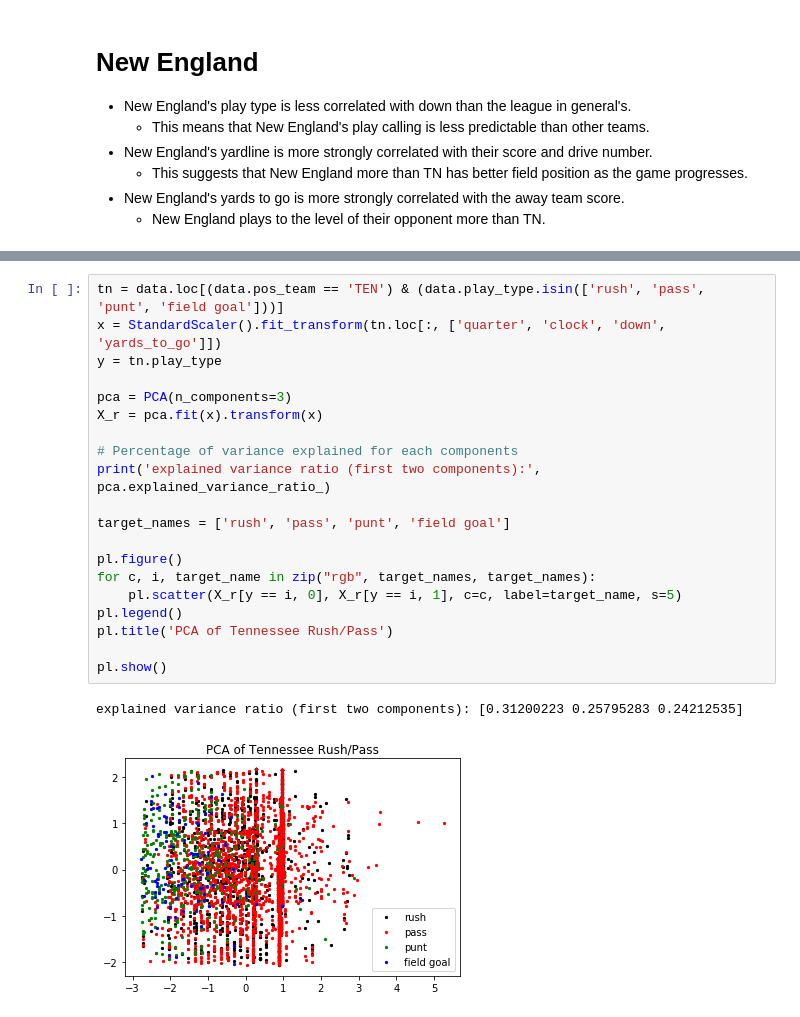
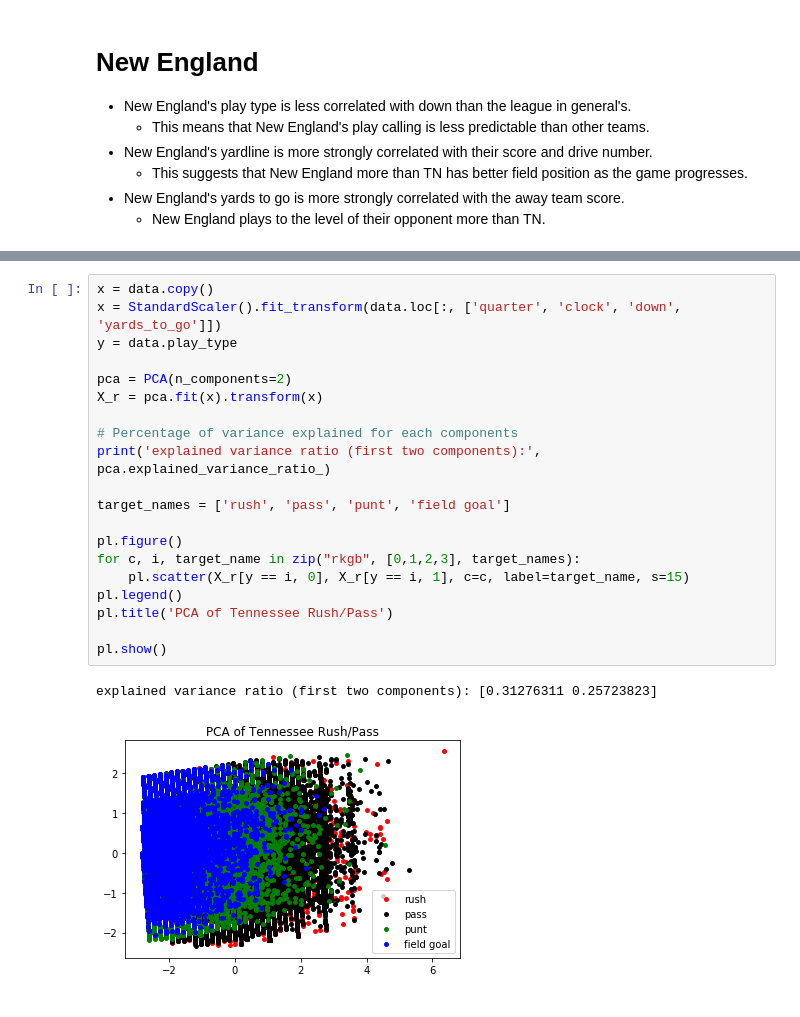
Before and after one commit to nrstott/nfldb_data_exploration, a Jupyter notebook: EDA.ipynb, the cells around one changed output, grey strips where cells are left out. Cells and saved outputs as stored; diff of their text form.

```diff
--- a/EDA.ipynb
+++ b/EDA.ipynb
@@ -120,23 +148,23 @@ display(ne)
 # %%
-tn = data.loc[(data.pos_team == 'TEN') & (data.play_type.isin(['rush', 'pass', 'punt', 'field goal']))]
-x = StandardScaler().fit_transform(tn.loc[:, ['quarter', 'clock', 'down', 'yards_to_go']])
-y = tn.play_type
+x = data.copy()
+x = StandardScaler().fit_transform(data.loc[:, ['quarter', 'clock', 'down', 'yards_to_go']])
+y = data.play_type
 
-pca = PCA(n_components=3)
+pca = PCA(n_components=2)
 X_r = pca.fit(x).transform(x)
 
 # Percentage of variance explained for each components
 print('explained variance ratio (first two components):', pca.explained_variance_ratio_)
 
 target_names = ['rush', 'pass', 'punt', 'field goal']
 
 pl.figure()
-for c, i, target_name in zip("rgb", target_names, target_names):
-    pl.scatter(X_r[y == i, 0], X_r[y == i, 1], c=c, label=target_name, s=5)
+for c, i, target_name in zip("rkgb", [0,1,2,3], target_names):
+    pl.scatter(X_r[y == i, 0], X_r[y == i, 1], c=c, label=target_name, s=15)
 pl.legend()
 pl.title('PCA of Tennessee Rush/Pass')
 
 pl.show()
 # %% [output]
-explained variance ratio (first two components): [0.31200223 0.25795283 0.24212535]
+explained variance ratio (first two components): [0.31276311 0.25723823]
-[figure, old version]
+[figure, new version]
```
Also changed, not shown: parts of 7 cells of this notebook.
